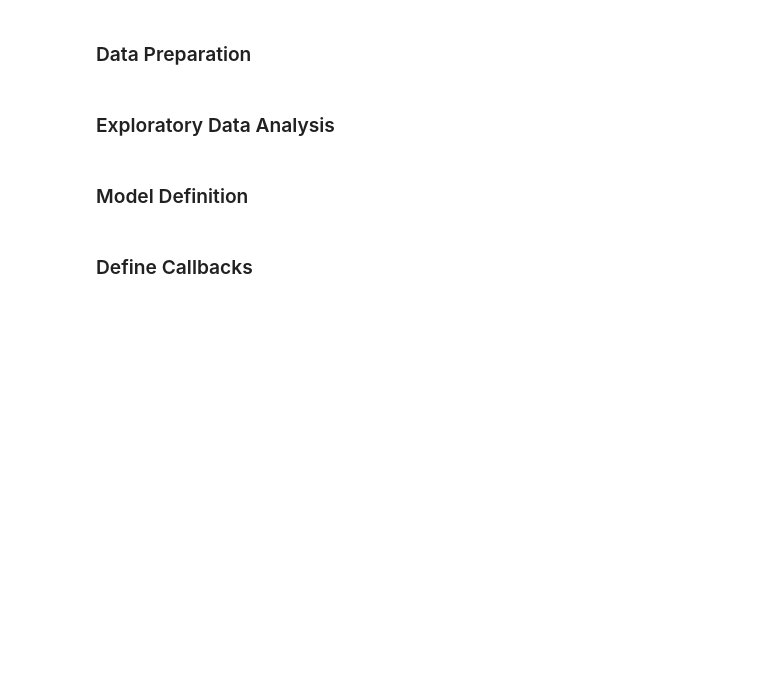
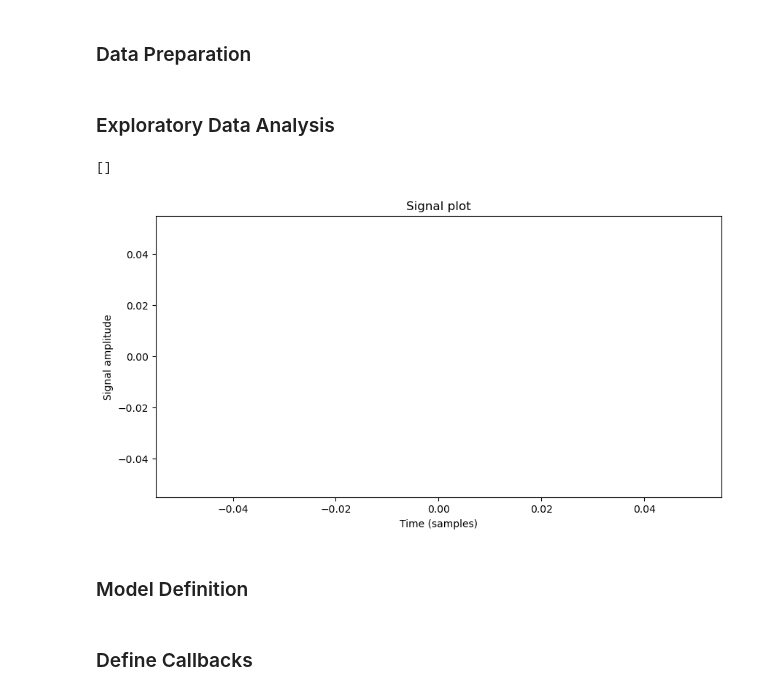
Before and after one commit to Fulkyhariz/EEG-Alcohol-Classification, a Jupyter notebook: notebook/CNN_bispectrum.ipynb, the cells around one changed output. Drawn from its saved outputs; the diff is of its cells as text; code cells hidden in the pictures; blank space fills up the shorter version.

```diff
--- a/notebook/CNN_bispectrum.ipynb
+++ b/notebook/CNN_bispectrum.ipynb
@@ -82,21 +82,24 @@ del test
 ### Exploratory Data Analysis
 # %%
 # Load the CSV file into a DataFrame
-signal = np.load('../smni_cmi_test_bispectrum_256\co2a0000364\co2a0000364_48_bispectrum.npy')
+signal = np.load('../smni_cmi_test_bispectrum_4\co2a0000364\co2a0000364_30_bispectrum.npy')
 
-
+print(signal)
 # Extract the signal values from the DataFrame
 
 # Create a time axis for the signal
 t = range(len(signal))
 
 fig, ax = plt.subplots(figsize=(10, 5))
 # Plot the signal
 ax.plot(t, signal)
 ax.set_xlabel('Time (samples)')
 ax.set_ylabel('Signal amplitude')
 ax.set_title('Signal plot')
 plt.show()
+# %% [output]
+[]
+[figure, added]
 # %% [markdown]
 ### Model Definition
 # %%
```
Also changed, not shown: 4 other files.
